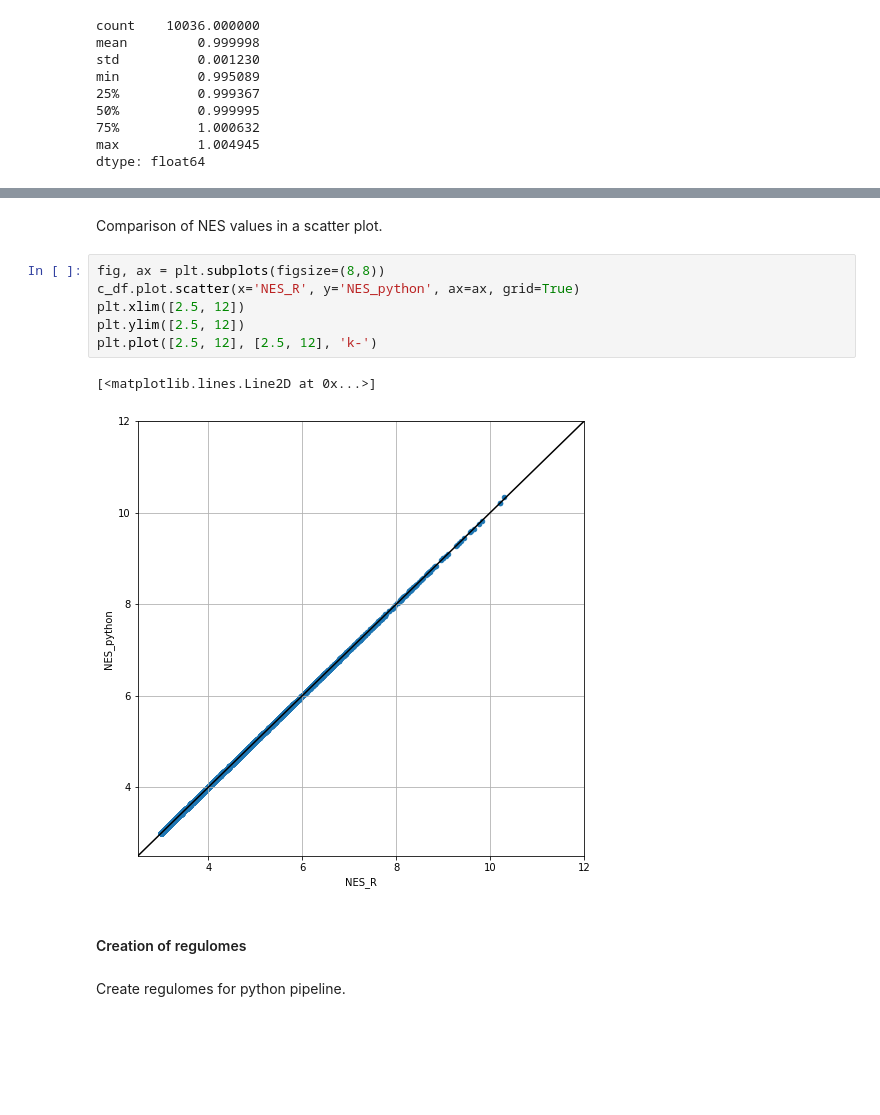
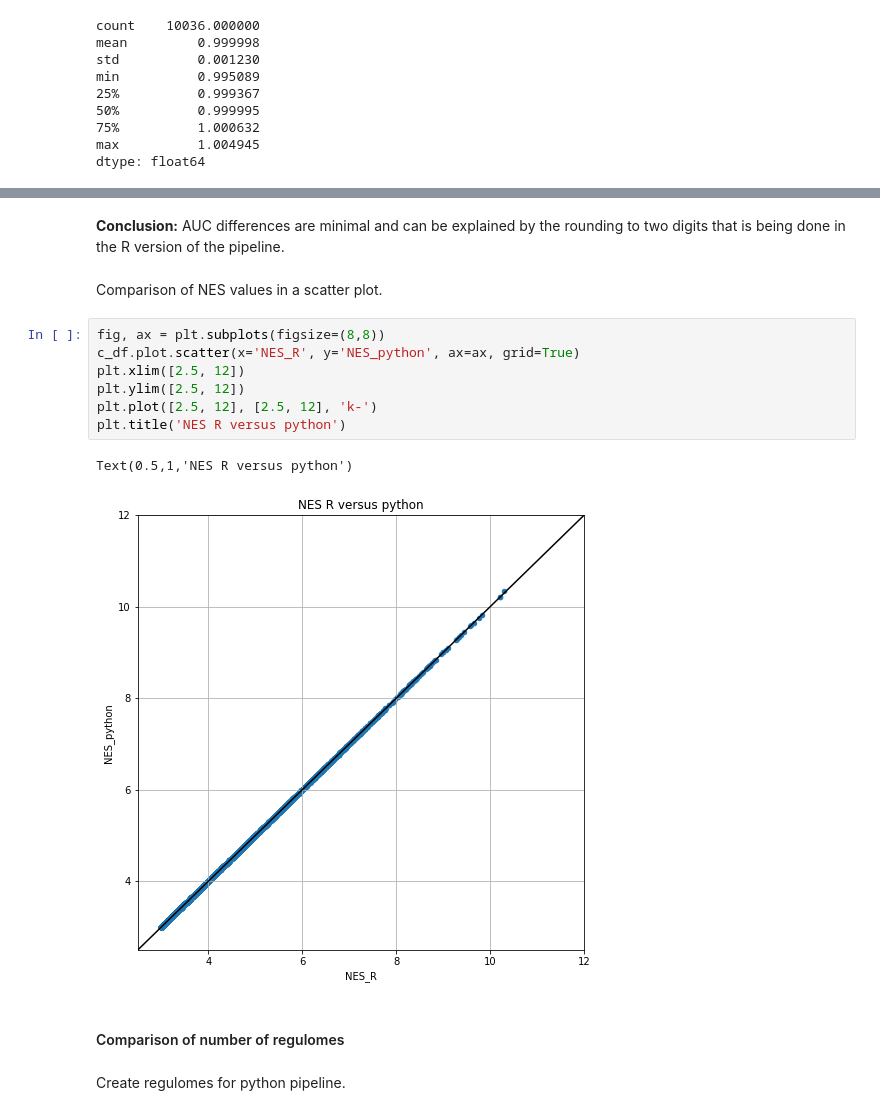
Before and after one commit to aertslab/pySCENIC, a Jupyter notebook: notebooks/pySCENIC - Comparison to R implementation of the pipeline.ipynb, the cells around one changed output, grey strips where cells are left out. Cells and saved outputs as stored; diff of their text form; blank space fills up the shorter version.

```diff
--- a/notebooks/pySCENIC - Comparison to R implementation of the pipeline.ipynb
+++ b/notebooks/pySCENIC - Comparison to R implementation of the pipeline.ipynb
@@ -539,16 +524,19 @@ c_df[((c_df['AUC_R']/c_df['AUC_python']) <= 1.01) & ((c_df['AUC_R']/c_df['AUC_py
+# %% [markdown]
+__Conclusion:__ AUC differences are minimal and can be explained by the rounding to two digits that is being done in the R version of the pipeline.
 # %% [markdown]
 Comparison of NES values in a scatter plot.
 # %%
 fig, ax = plt.subplots(figsize=(8,8))
 c_df.plot.scatter(x='NES_R', y='NES_python', ax=ax, grid=True)
 plt.xlim([2.5, 12])
 plt.ylim([2.5, 12])
 plt.plot([2.5, 12], [2.5, 12], 'k-')
+plt.title('NES R versus python')
 # %% [output]
-[<matplotlib.lines.Line2D at 0x...>]
+Text(0.5,1,'NES R versus python')
-[figure, old version]
+[figure, new version]
 # %% [markdown]
-#### Creation of regulomes
+#### Comparison of number of regulomes
 # %% [markdown]
 Create regulomes for python pipeline.
 # %%
```
Also changed, not shown: parts of 35 cells of this notebook.
